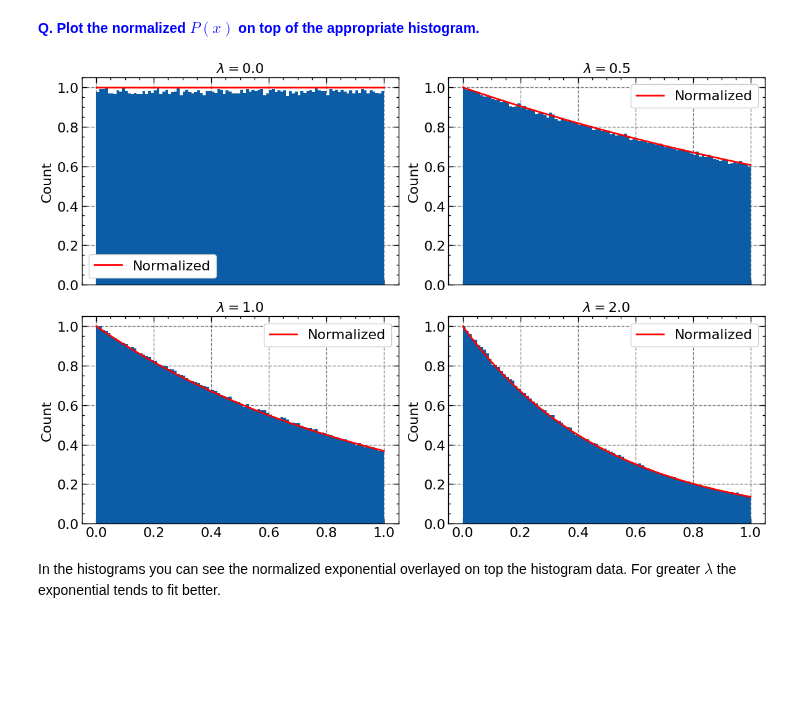
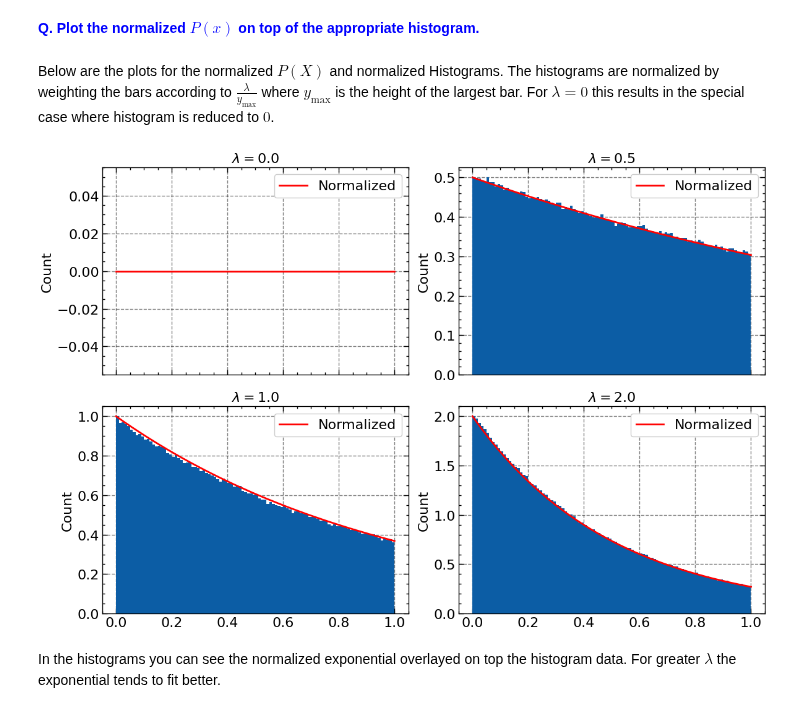
Before and after one commit to lennartvrg/ComputationalPhysics, a Jupyter notebook: 2 - Simple Sampling Experiments/Auswertung.ipynb, the cells around one changed output. Saved outputs shown, nothing was run; the diff lists cells and outputs as text; code cells hidden in the pictures; blank space fills up the shorter version.

```diff
--- a/2 - Simple Sampling Experiments/Auswertung.ipynb
+++ b/2 - Simple Sampling Experiments/Auswertung.ipynb
@@ -55,7 +55,7 @@ fig, ax = plt.subplots(2, 2, sharex=True)
 
 for idx, s in enumerate([2, 4, 6]):
     data = pd.read_csv(f'output/sequence{10**s}.csv', header=None, names=['Value'])
-    ax[idx // 2, idx % 2].hist(data['Value'], bins=20)
+    ax[idx // 2, idx % 2].hist(data['Value'], bins=100)
     ax[idx // 2, idx % 2].set_ylabel('Count')
     ax[idx // 2, idx % 2].set_title(f'S={10**s:,}'.replace(',', ' '))
 
@@ -101,23 +101,25 @@ $$
 With $P \stackrel{!}{=} 1$ we get normalization constant $A = \lambda$.
 # %% [markdown]
 <font color="blue"> **Q. Plot the normalized $P(x)$ on top of the appropriate histogram.**</font>
+# %% [markdown]
+Below are the plots for the normalized $P(X)$ and normalized Histograms. The histograms are normalized by weighting the bars according to $\frac{\lambda}{y_\text{max}}$ where $y_\text{max}$ is the height of the largest bar. For $\lambda = 0$ this results in the special case where histogram is reduced to $0$.
 # %%
 fig, ax = plt.subplots(2, 2, sharex=True)
 
 sampling = np.linspace(0, 1, num=1000)
 for idx, lam in enumerate([0, 5, 10, 20]):
     data = pd.read_csv(f'output/sequence_biased{lam}.csv', header=None, names=['Value'])
-    x, y, _ = ax[idx // 2, idx % 2].hist(data['Value'], bins=100, weights=[1 / normalization[lam]] * data['Value'].count())
+    x, y, _ = ax[idx // 2, idx % 2].hist(data['Value'], bins=100, weights=[(lam / 10.0) / normalization[lam]] * data['Value'].count())
 
     ax[idx // 2, idx % 2].set_ylabel('Count')
     ax[idx // 2, idx % 2].set_title(f'$\\lambda = {(lam / 10):.1f}$')
 
-    ax[idx // 2, idx % 2].plot(sampling, np.exp(-(lam / 10.0) * sampling), 'r-', label='Normalized')
+    ax[idx // 2, idx % 2].plot(sampling, (lam / 10.0) * np.exp(-(lam / 10.0) * sampling), 'r-', label='Normalized')
     ax[idx // 2, idx % 2].legend()
 
 fig.tight_layout()
 # %% [output]
-[figure, old version]
+[figure, new version]
 # %% [markdown]
 In the histograms you can see the normalized exponential overlayed on top the histogram data. For greater $\lambda$ the exponential tends to fit better.
 # %% [markdown]
```
Also changed, not shown: parts of 6 cells of this notebook, 3 other files.
